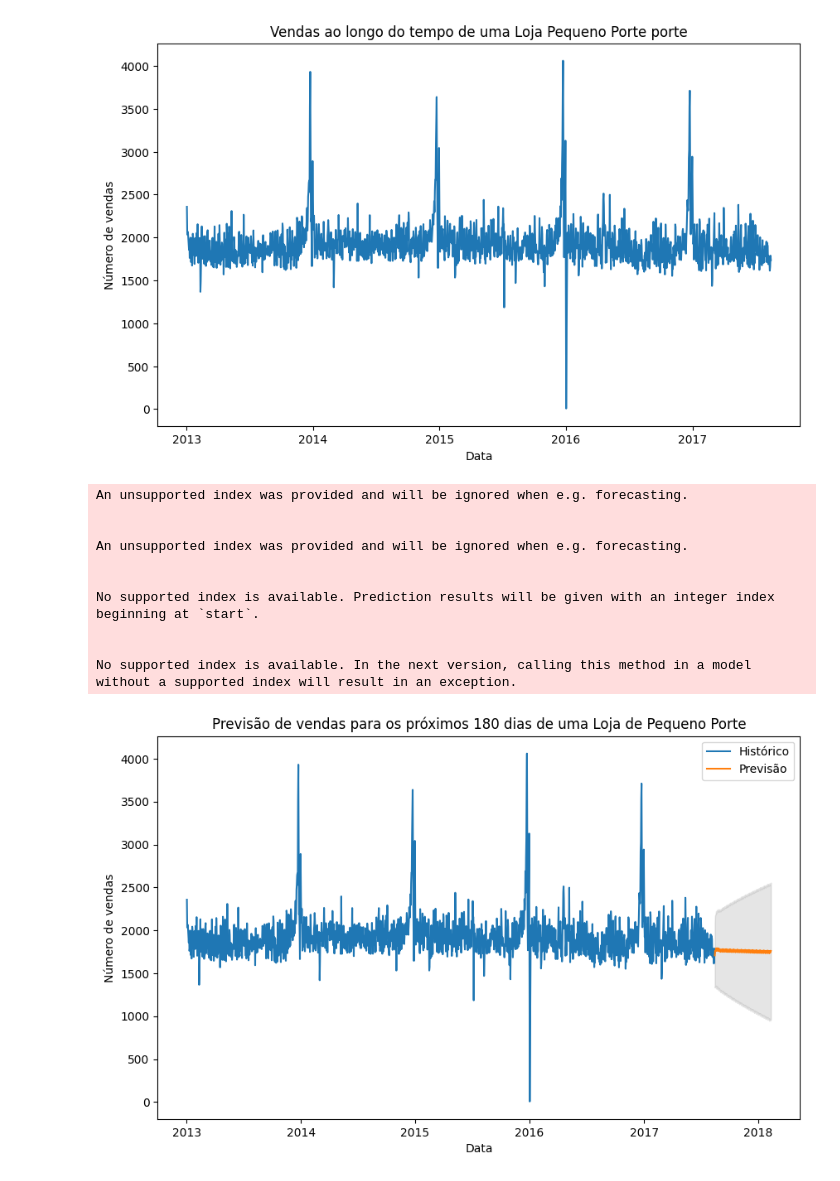
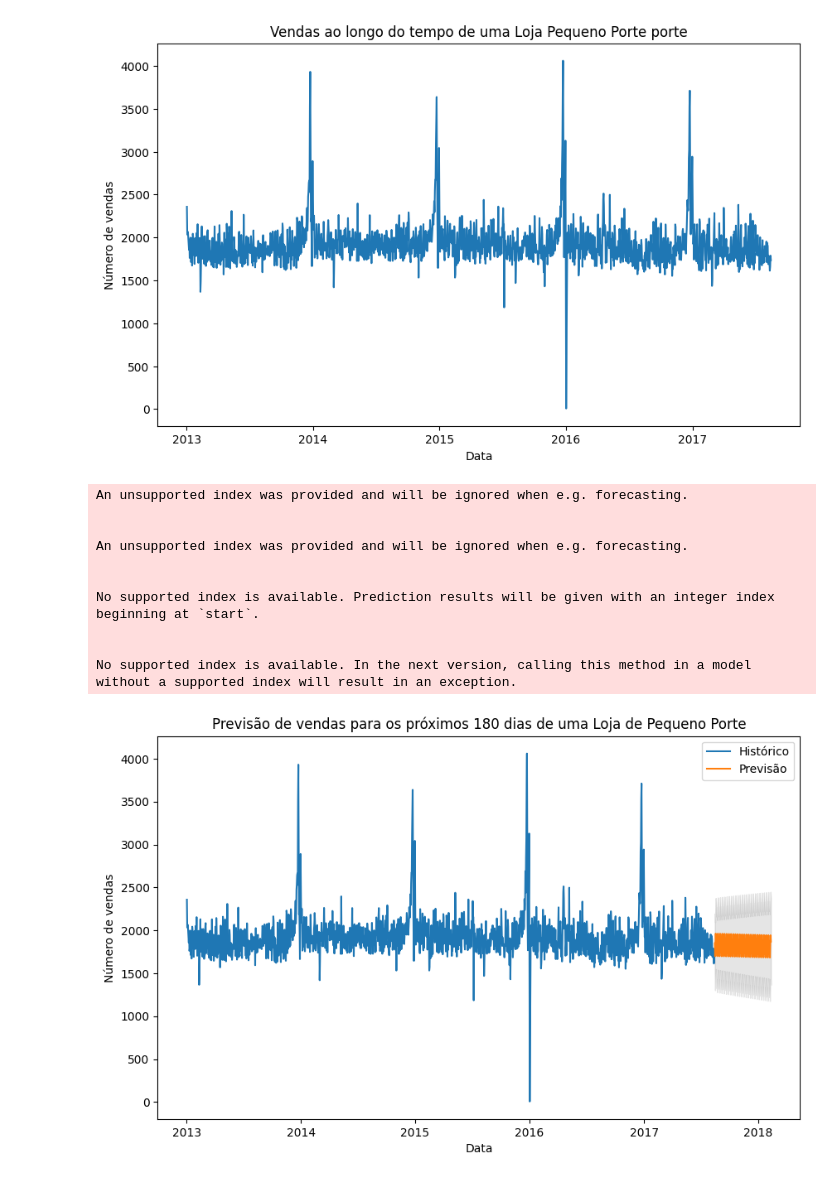
Before and after one commit to lgregs/TCC-PUCSP-CDIA, a Jupyter notebook: StoreSalesTimeSeries.ipynb, the cells around one changed output. Drawn from its saved outputs; the diff is of its cells as text; code cells hidden in the pictures.

```diff
--- a/StoreSalesTimeSeries.ipynb
+++ b/StoreSalesTimeSeries.ipynb
@@ -573,33 +594,33 @@ plt.show()
 [figure]
 # %%
 # Ajuste do modelo SARIMA
-model = SARIMAX(df_sarPP['transactions'], order=(1, 1, 1), seasonal_order=(1, 1, 1, 12))
+model = SARIMAX(df_sarPP['transactions'], order=(1, 0, 0), seasonal_order=(1, 0, 1, 7))
 result = model.fit()
 
 # Previsão dos próximos 180 dias
 forecast = result.get_forecast(steps=180)
 
 # Visualização da previsão
 plt.figure(figsize=(10, 6))
 plt.plot(df_sarPP['date'], df_sarPP['transactions'], label='Histórico')
 plt.plot(pd.date_range(start=df_sarPP['date'].max(), periods=180), forecast.predicted_mean, label='Previsão')
 plt.fill_between(pd.date_range(start=df_sarPP['date'].max(), periods=180),
                  forecast.conf_int()['lower transactions'],
                  forecast.conf_int()['upper transactions'], color='gray', alpha=0.2)
 plt.title('Previsão de vendas para os próximos 180 dias de uma Loja de Pequeno Porte')
 plt.xlabel('Data')
 plt.ylabel('Número de vendas')
 plt.legend()
-plt.show()
+pqn_porte_sar = plt.show()
 # %% [output]
 An unsupported index was provided and will be ignored when e.g. forecasting.
 
 
 An unsupported index was provided and will be ignored when e.g. forecasting.
 
 
 No supported index is available. Prediction results will be given with an integer index beginning at `start`.
 
 
 No supported index is available. In the next version, calling this method in a model without a supported index will result in an exception.
-[figure, old version]
+[figure, new version]
```
Also changed, not shown: parts of 12 cells of this notebook.
